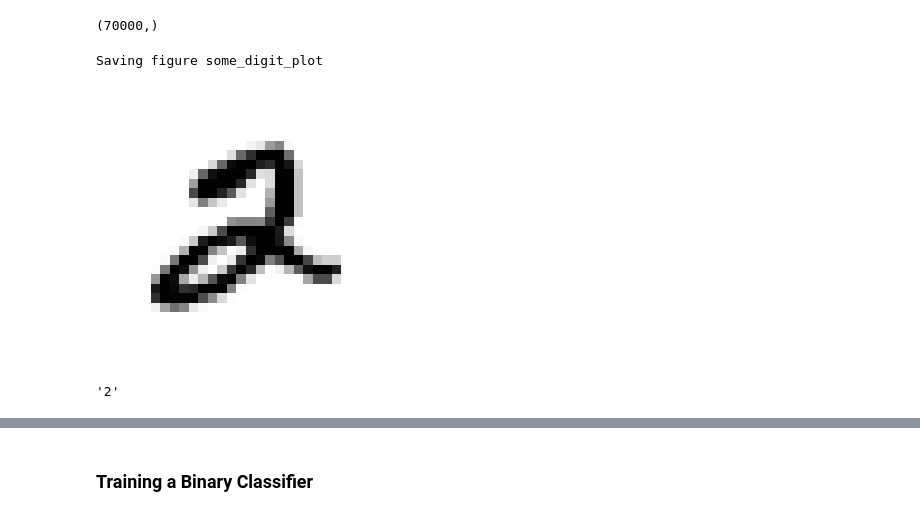
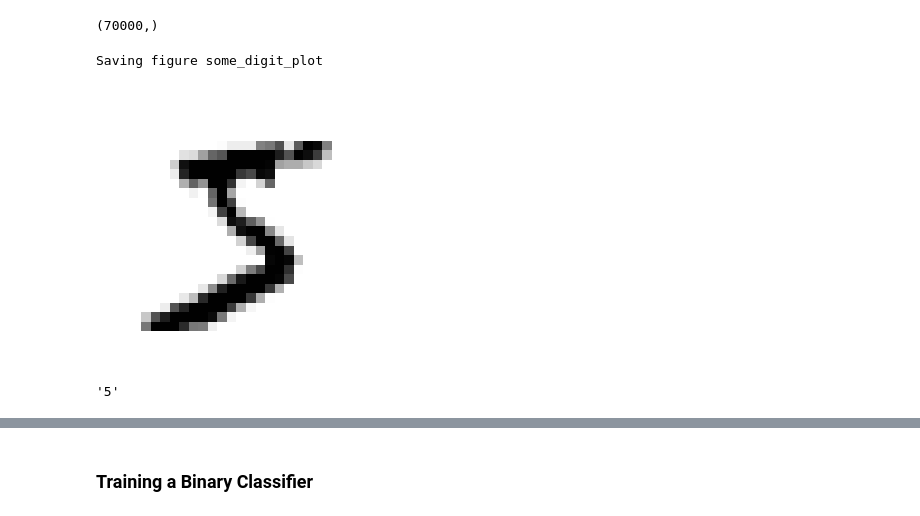
Before and after one commit to denotevn/To-master-machine-learning, a Jupyter notebook: classification.ipynb, the cells around one changed output, grey strips where cells are left out. Saved outputs shown, nothing was run; the diff lists cells and outputs as text; code cells hidden in the pictures.

```diff
--- a/classification.ipynb
+++ b/classification.ipynb
@@ -56,17 +36,17 @@ y.shape
 # %% [output]
 (70000,)
 # %%
-some_digit = X[5]
-some_digit_image = some_digit.reshape(28,28)
-
+some_digit = X[0]
+some_digit_image = some_digit.reshape(28, 28)
 plt.imshow(some_digit_image, cmap=mpl.cm.binary)
 plt.axis("off")
+
 save_fig("some_digit_plot")
 plt.show()
 # %% [output]
 Saving figure some_digit_plot
-[figure, old version]
+[figure, new version]
 # %%
-y[5]
+y[0]
 # %% [output]
-'2'
+'5'
```
Also changed, not shown: parts of 43 cells of this notebook, 5 other files.
